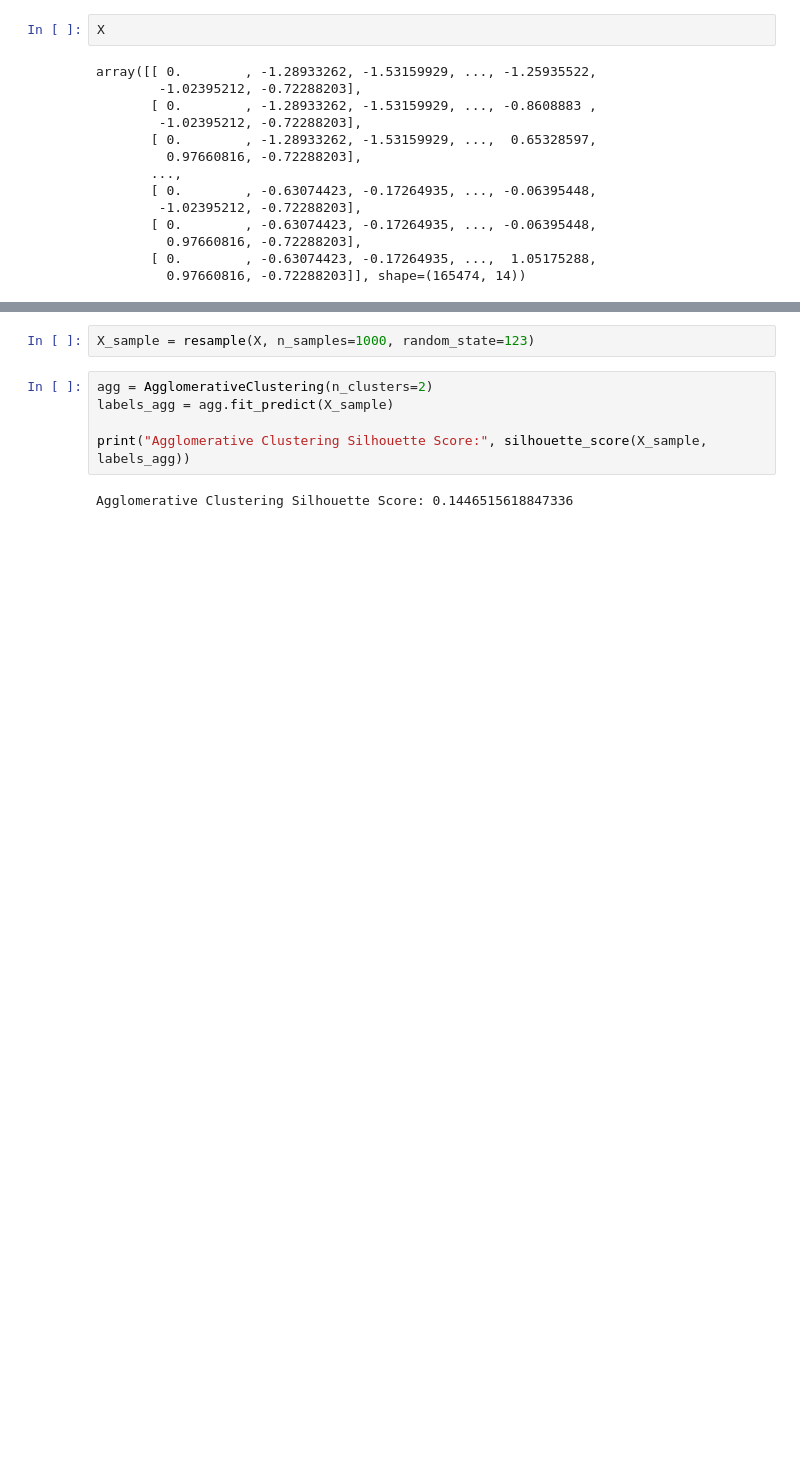
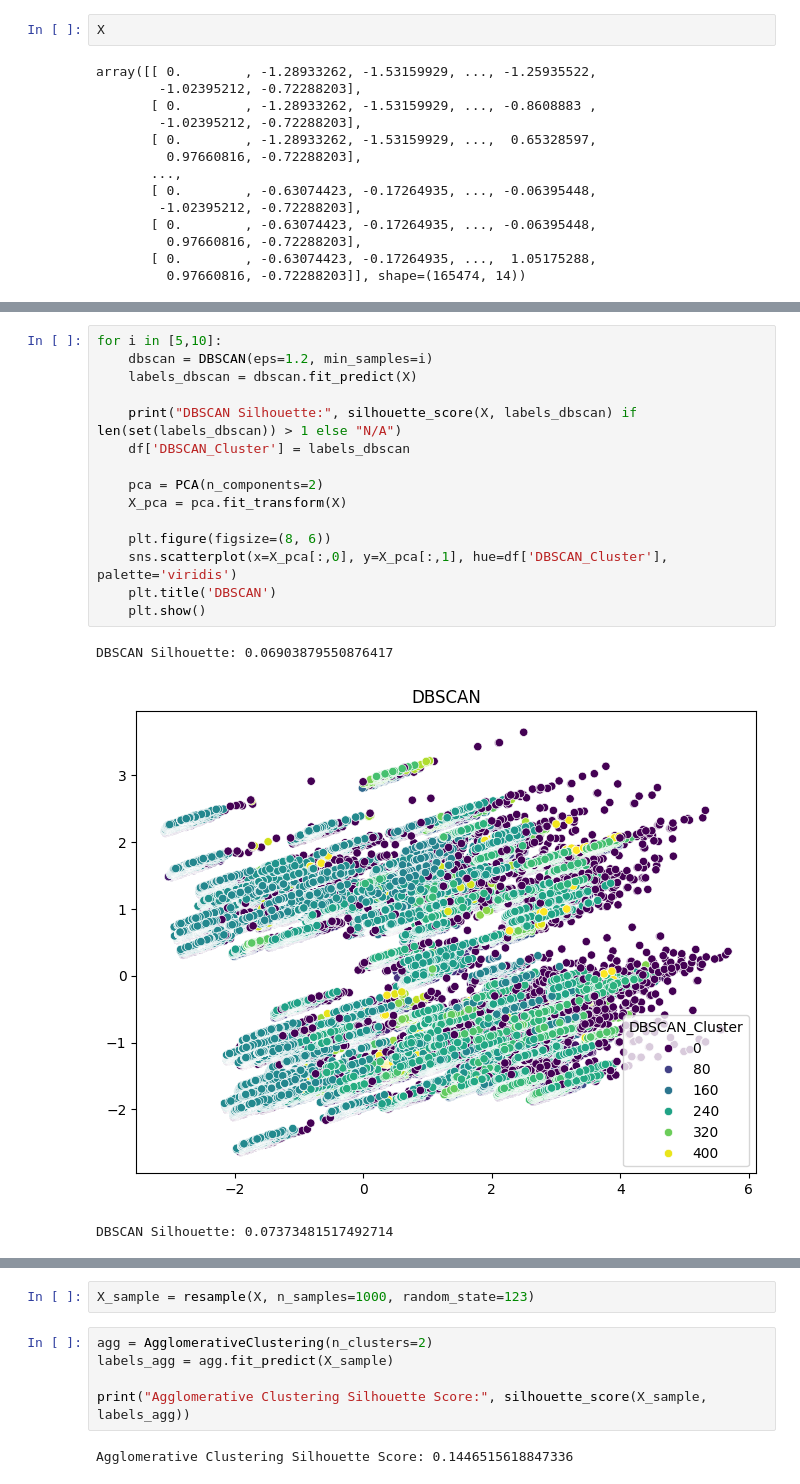
Before and after one commit to NikolaDjajic/Diplomski, a Jupyter notebook: clickstream.ipynb, the cells around one changed output, grey strips where cells are left out. Drawn from its saved outputs; the diff is of its cells as text; blank space fills up the shorter version.

```diff
--- a/clickstream.ipynb
+++ b/clickstream.ipynb
@@ -286,0 +276,19 @@ DBSCAN Silhouette Score: 0.02976471639858613
+# %%
+for i in [5,10]:
+    dbscan = DBSCAN(eps=1.2, min_samples=i)
+    labels_dbscan = dbscan.fit_predict(X)
+
+    print("DBSCAN Silhouette:", silhouette_score(X, labels_dbscan) if len(set(labels_dbscan)) > 1 else "N/A")
+    df['DBSCAN_Cluster'] = labels_dbscan
+
+    pca = PCA(n_components=2)
+    X_pca = pca.fit_transform(X)
+
+    plt.figure(figsize=(8, 6))
+    sns.scatterplot(x=X_pca[:,0], y=X_pca[:,1], hue=df['DBSCAN_Cluster'], palette='viridis')
+    plt.title('DBSCAN')
+    plt.show()
+# %% [output]
+DBSCAN Silhouette: 0.06903879550876417
+[figure, added]
+DBSCAN Silhouette: 0.07373481517492714
```
Also changed, not shown: parts of 9 cells of this notebook, 1 other file.
